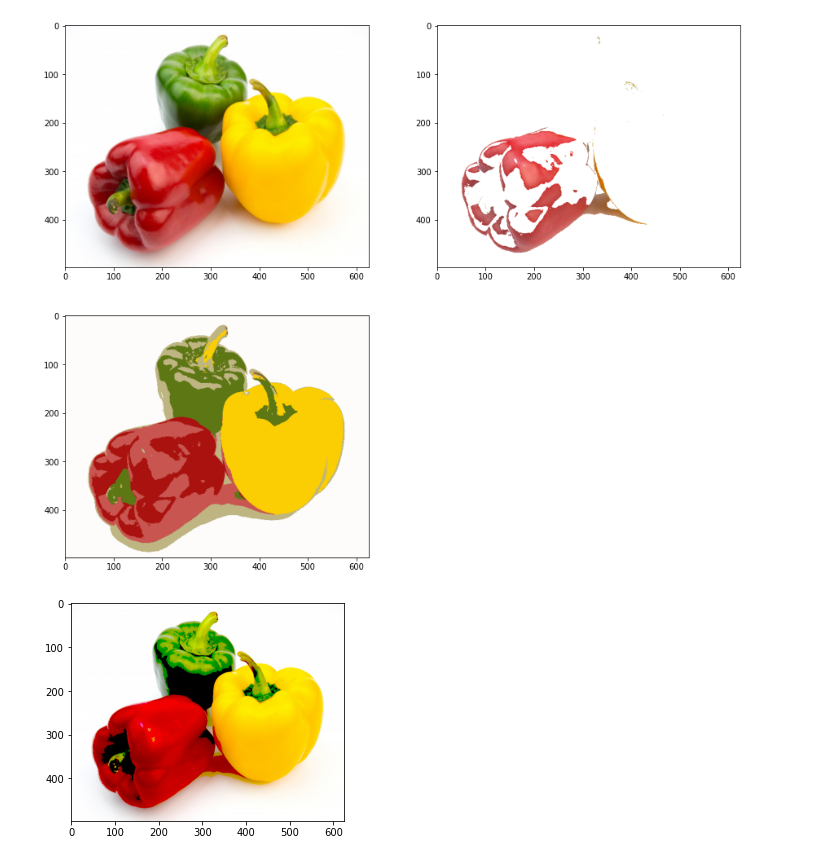
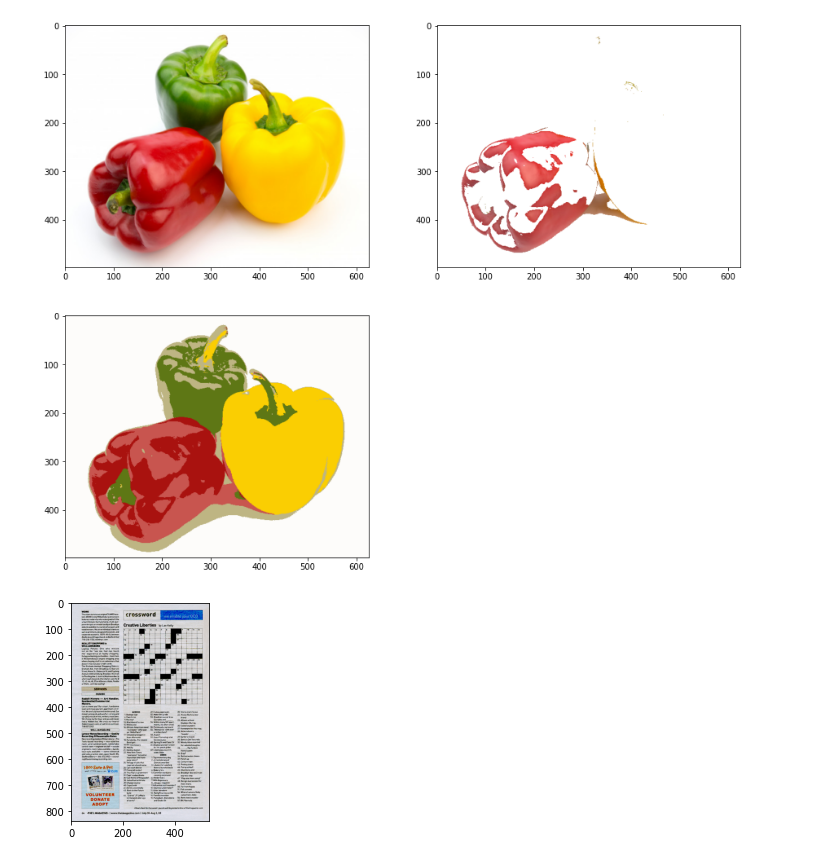
Before and after one commit to altalarikyusuf98/PCVK_Genap_2021, a Jupyter notebook: Week10.ipynb, the cells around one changed output. Cells and saved outputs as stored; diff of their text form; code cells hidden in the pictures.

```diff
--- a/Week10.ipynb
+++ b/Week10.ipynb
@@ -143,16 +143,12 @@ plt.show
 # %%
 # NOMER 7
 
-import cv2 as cv
-import numpy as np
-from matplotlib import pyplot as plt
-
-cv.imread('/content/drive/MyDrive/PCVK/Images/crossword.jpg')
+img = cv.imread('/content/drive/MyDrive/PCVK/Images/crossword.jpg')
 
 ret, thresh = cv.threshold(img, 125, 255, cv.THRESH_TOZERO)
 
 plt.imshow(thresh)
 cv.waitKey(0)
 cv.destroyAllWindows()
 # %% [output]
-[figure, old version]
+[figure, new version]
```
